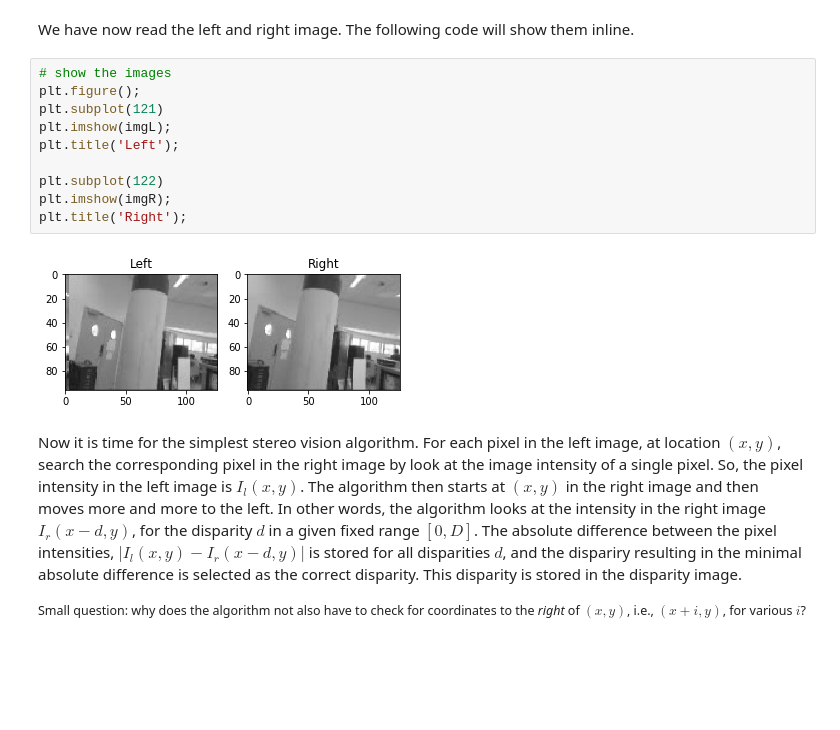
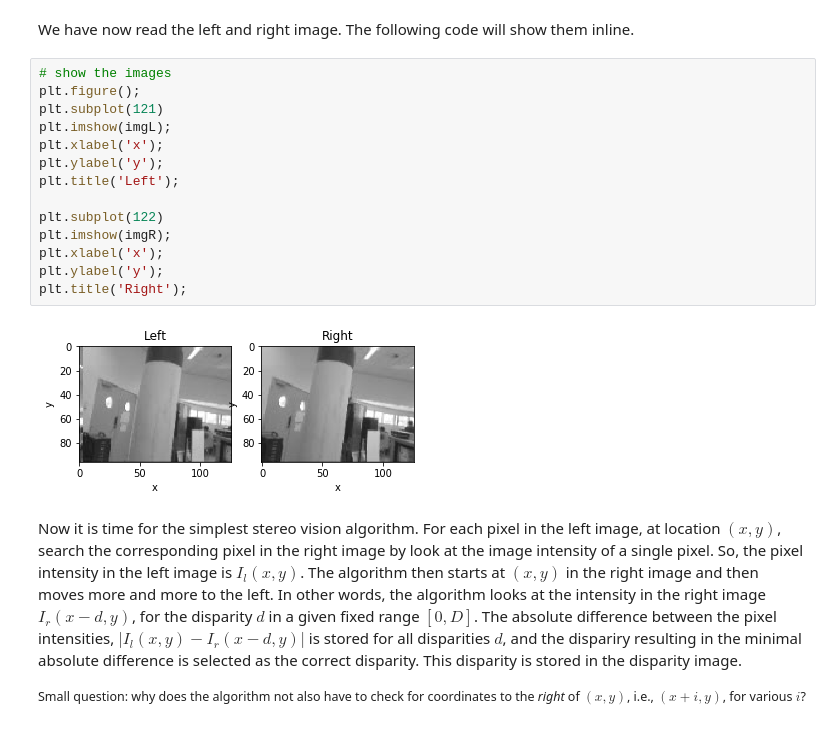
Before and after one commit to guidoAI/stereo_notebook, a Jupyter notebook: stereo_vision.ipynb, the cells around one changed output. Cells and saved outputs as stored; diff of their text form; blank space fills up the shorter version.

```diff
--- a/stereo_vision.ipynb
+++ b/stereo_vision.ipynb
@@ -78,15 +83,19 @@ We have now read the left and right image. The following code will show them inl
 # %%
 # show the images
 plt.figure();
 plt.subplot(121)
 plt.imshow(imgL);
+plt.xlabel('x');
+plt.ylabel('y');
 plt.title('Left');
 
 plt.subplot(122)
 plt.imshow(imgR);
+plt.xlabel('x');
+plt.ylabel('y');
 plt.title('Right');
 # %% [output]
-[figure, old version]
+[figure, new version]
 # %% [markdown]
 Now it is time for the simplest stereo vision algorithm. For each pixel in the left image, at location $(x, y)$, search the corresponding pixel in the right image by look at the image intensity of a single pixel. So, the pixel intensity in the left image is $I_l(x,y)$. The algorithm then starts at $(x,y)$ in the right image and then moves more and more to the left. In other words, the algorithm looks at the intensity in the right image $I_r(x-d, y)$, for the disparity $d$ in a given fixed range $[0, D]$. The absolute difference between the pixel intensities, $|I_l(x,y) - I_r(x-d, y)|$ is stored for all disparities $d$, and the dispariry resulting in the minimal absolute difference is selected as the correct disparity. This disparity is stored in the disparity image.
 
```
Also changed, not shown: parts of 11 cells of this notebook.
